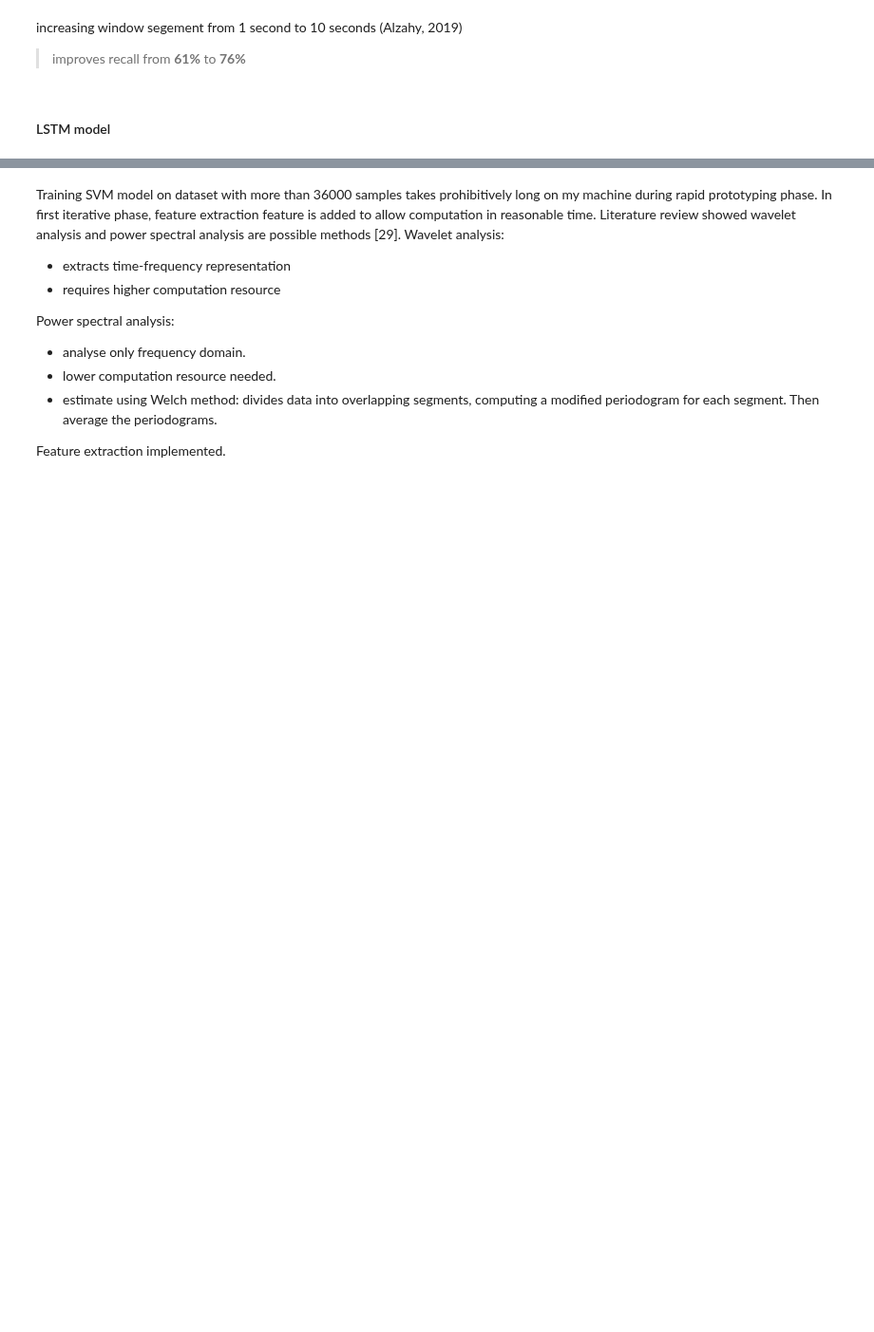
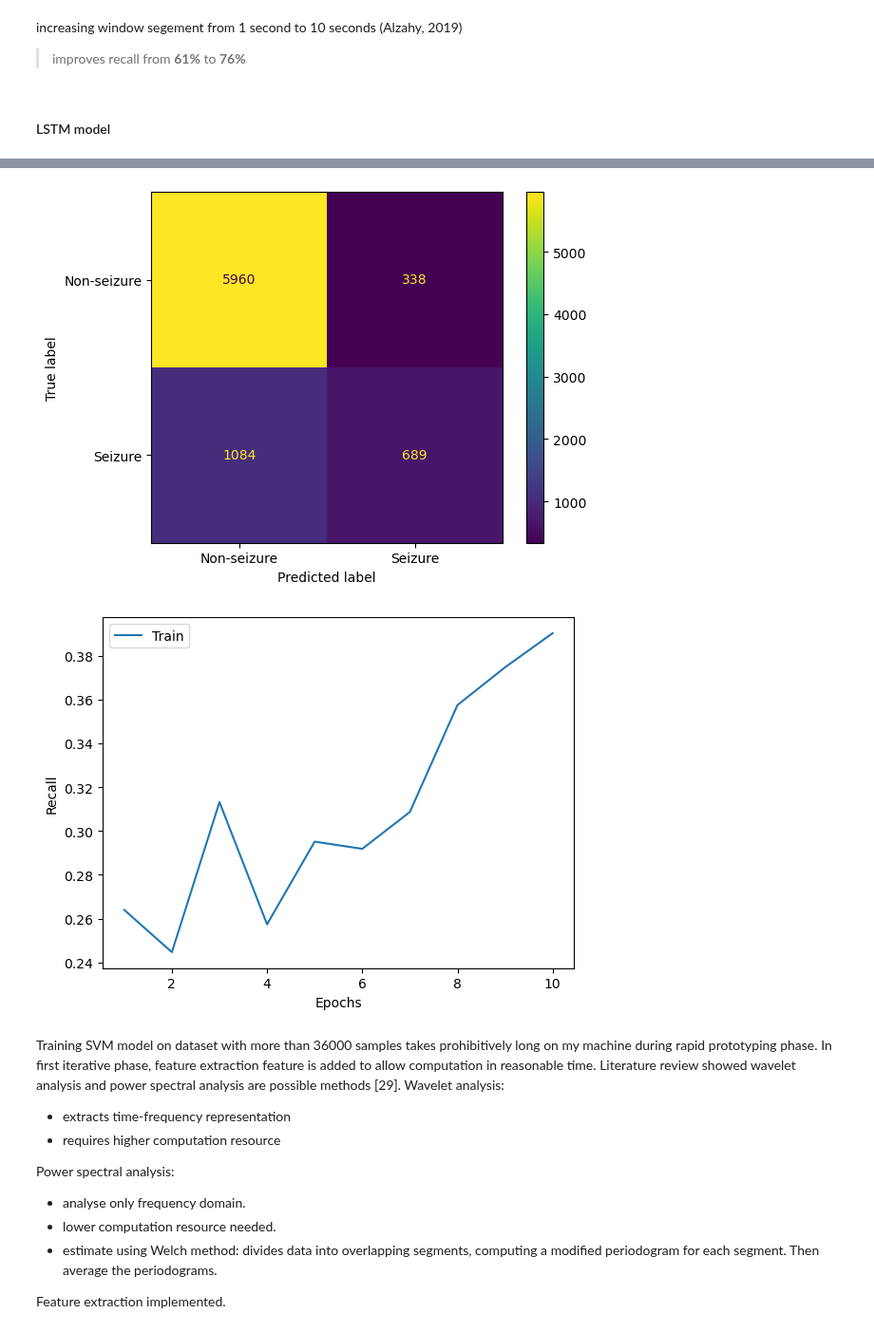
Before and after one commit to uol5/CM3070_SeizureDetection, a Jupyter notebook: seizure.ipynb, the cells around one changed output, grey strips where cells are left out. Shown at 95% size. Saved outputs shown, nothing was run; the diff lists cells and outputs as text; code cells hidden in the pictures; blank space fills up the shorter version.

```diff
--- a/seizure.ipynb
+++ b/seizure.ipynb
@@ -665,0 +727,4 @@ class RnnModel:
+# %%
+# Reattempt with 1 second data
+sec1_model  = RnnModel(train_signals,train_labels, val_signals,val_labels)
+sec1_model.train()
@@ -665,0 +752,3 @@ class RnnModel:
+# %%
+sec1_model.evaluate()
+# %% [output]
@@ -666,3 +758,5 @@ class RnnModel:
+[figure, added]
+[figure, added]
 # %% [markdown]
 Training SVM model on dataset with more than 36000 samples takes prohibitively long on my machine during rapid prototyping phase.
 In first iterative phase, feature extraction feature is added to allow computation in reasonable time.
```
Also changed, not shown: parts of 13 cells of this notebook, 1 other file.
